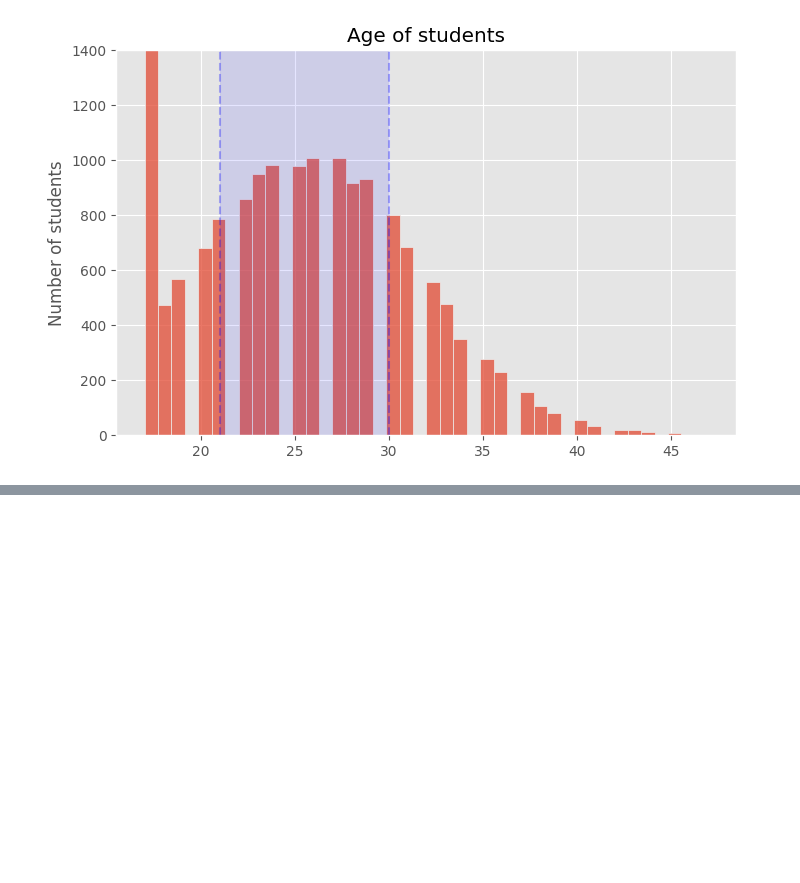
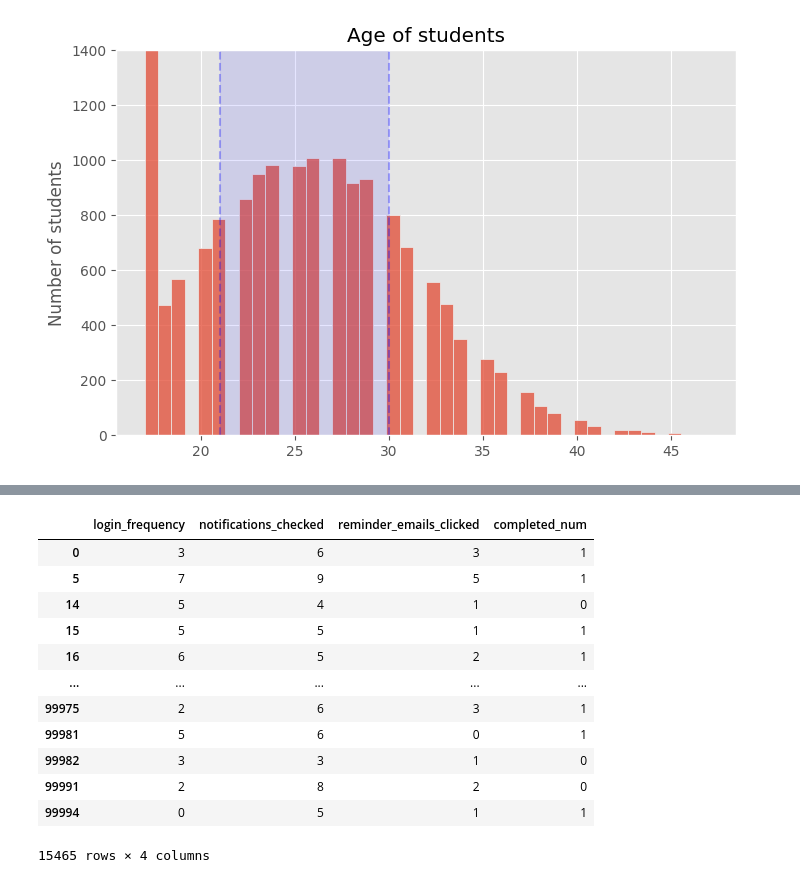
Before and after one commit to boredanalyst/Predicting-Course-Completion-Using-Student-Engagement, a Jupyter notebook: student-engagement-vs-course-completion.ipynb, the cells around one changed output, grey strips where cells are left out. Saved outputs shown, nothing was run; the diff lists cells and outputs as text; code cells hidden in the pictures; blank space fills up the shorter version.

Commit message:
Kaggle Notebook | Student Engagement vs Course Completion | Version 4

```diff
--- a/student-engagement-vs-course-completion.ipynb
+++ b/student-engagement-vs-course-completion.ipynb
@@ -98,6 +99,13 @@ df = df.rename(
         "Completed":"completed"
     }
 )
+# %%
+## add the numeric version of completed
+
+df["completed_num"] = df["completed"].map({
+    "Completed":1,
+    "Not Completed":0
+})
 # %%
 ## describing the column
 
@@ -246,0 +320,19 @@ Name: age, dtype: float64
+# %%
+## plotting the columns for engagemnet activities
+
+data_df = df[["login_frequency","notifications_checked","reminder_emails_clicked","completed_num"]]
+data_df
+# %% [output]
+|  | login_frequency | notifications_checked | reminder_emails_clicked | completed_num |
+| 0 | 3 | 6 | 3 | 1 |
+| 5 | 7 | 9 | 5 | 1 |
+| 14 | 5 | 4 | 1 | 0 |
+| 15 | 5 | 5 | 1 | 1 |
+| 16 | 6 | 5 | 2 | 1 |
+| ... | ... | ... | ... | ... |
+| 99975 | 2 | 6 | 3 | 1 |
+| 99981 | 5 | 6 | 0 | 1 |
+| 99982 | 3 | 3 | 1 | 0 |
+| 99991 | 2 | 8 | 2 | 0 |
+| 99994 | 0 | 5 | 1 | 1 |
+15465 rows × 4 columns
```
Also changed, not shown: parts of 12 cells of this notebook.
